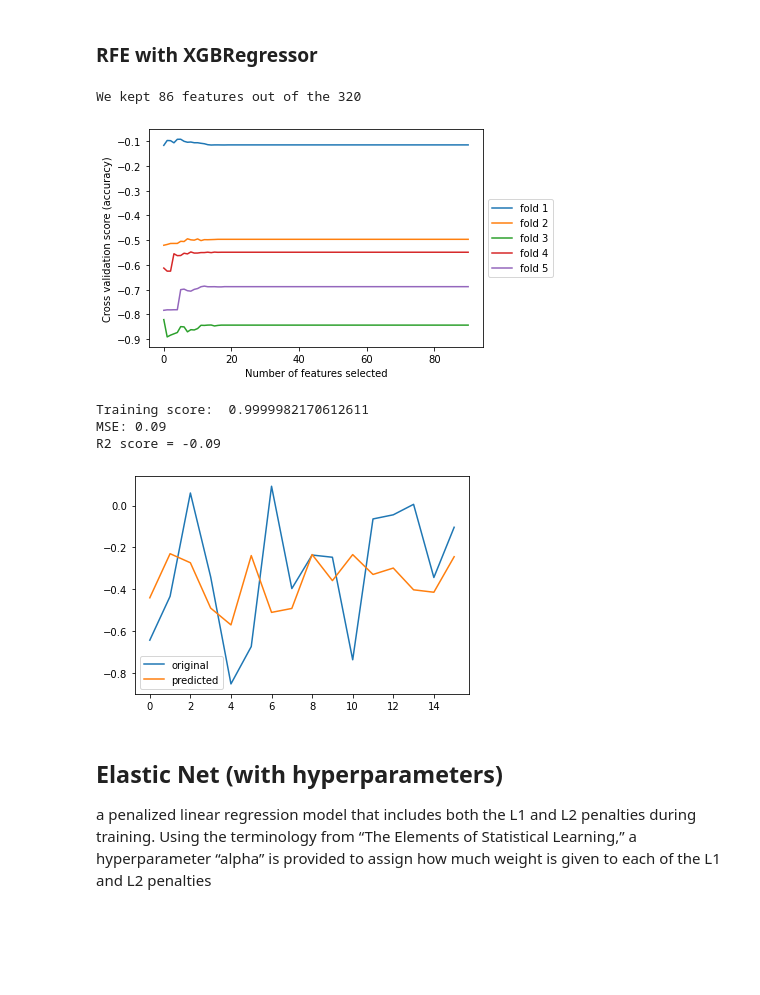
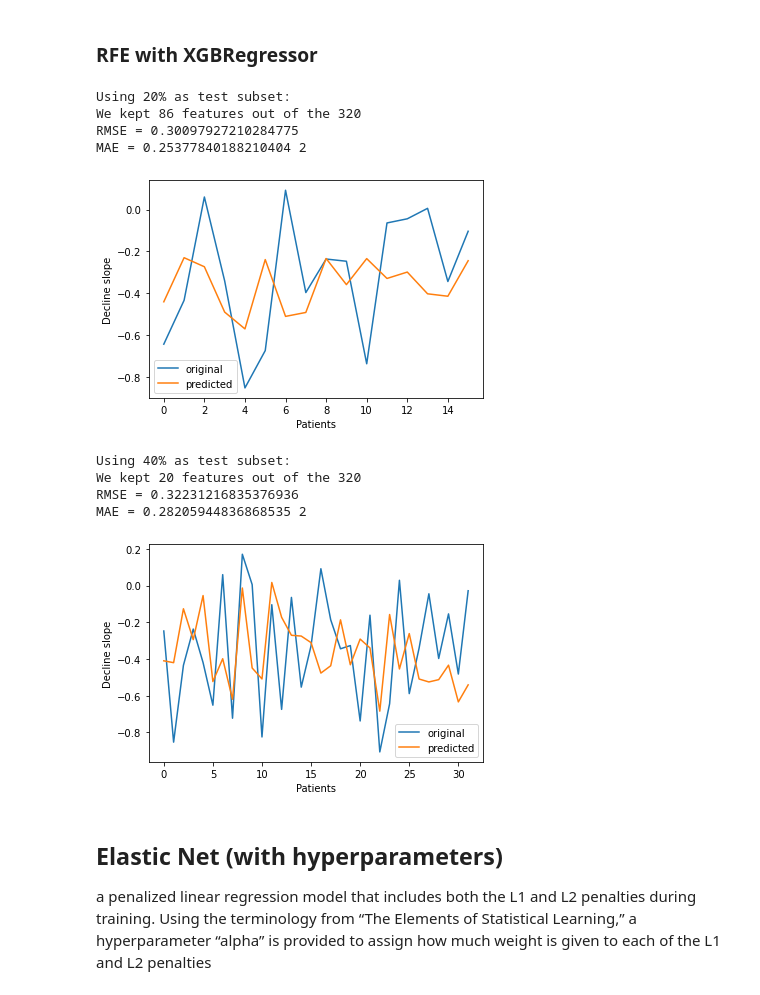
Before and after one commit to MartinMichaux/Predicting-Alzheimer-disease-Classification-Regression-Timeseries-Forecasting, a Jupyter notebook: regression/models_building.ipynb, the cells around one changed output. Saved outputs shown, nothing was run; the diff lists cells and outputs as text; code cells hidden in the pictures; blank space fills up the shorter version.

```diff
--- a/regression/models_building.ipynb
+++ b/regression/models_building.ipynb
@@ -60,14 +75,7 @@ def check_acc(X_train,y_train,X_test,y_test,model):
     plt.legend()
     plt.show()
 # %%
-def XGB_class(X_train, X_test, y_train, y_test,learning_rate, n_estimators, max_depth,min_child_weight, gamma, subsample, colsample_bytree, simple):
-
-    if simple:
-        clf = xgb.XGBRegressor()
-    else:
-        clf = xgb.XGBRegressor(learning_rate = learning_rate, n_estimators = int(n_estimators), max_depth = int(max_depth),
-                                min_child_weight = min_child_weight, gamma = gamma, subsample = subsample,
-                                colsample_bytree = colsample_bytree, seed = 24)
-
+def XGB_class(X_train, X_test, y_train, y_test):
+    clf = xgb.XGBRegressor()
     check_acc(X_train,y_train,X_test,y_test,clf)
 # %%
@@ -80,18 +111,11 @@ R2 score = -0.09
 # %% [markdown]
 ### RFE with XGBRegressor
 # %%
-def rfe_xgb(X_train, y_train,learning_rate, n_estimators, max_depth,min_child_weight, gamma, subsample, colsample_bytree, simple):
-    min_features_to_select = 50
+def rfe_xgb(X_train, y_train,X_test):
+    min_features_to_select = 1
 
-    #run RFE on current train subset
-    if simple:
-        clf = xgb.XGBRegressor()
-    else:
-        clf = xgb.XGBRegressor(learning_rate = learning_rate, n_estimators = int(n_estimators), max_depth = int(max_depth),
-                                min_child_weight = min_child_weight, gamma = gamma, subsample = subsample,
-                                colsample_bytree = colsample_bytree, seed = 24)
-
-    rfecv = RFECV(estimator=clf,min_features_to_select=min_features_to_select,step=3,n_jobs=-1,scoring="r2",cv=5)
+    clf = xgb.XGBRegressor()
+    rfecv = RFECV(estimator=clf,step=3,n_jobs=-1,scoring="r2",cv=5)
     rfecv.fit(X_train, y_train)
 
     #keep selected features + check RFE accuracy scores during running
@@ -99,28 +123,26 @@ def rfe_xgb(X_train, y_train,learning_rate, n_estimators, max_depth,min_child_we
     newX_test = X_test[X_test.columns[rfecv.support_]]
     print('We kept',newX_train.shape[1],'features out of the',X_train.shape[1])
 
-    plt.figure()
-    lines = []
-    for i in range(rfecv.grid_scores_.shape[1]):
-        lines.append(plt.plot(rfecv.grid_scores_[:,i]))
-
-    plt.xlabel("Number of features selected")
-    plt.ylabel("Cross validation score (accuracy)")
-    plt.legend(lines,labels = ['fold 1', 'fold 2', 'fold 3','fold 4', 'fold 5'],loc='center left', bbox_to_anchor=(1, 0.5))
-    plt.show()
-
     return newX_train,newX_test
 # %%
 #test rfe then simple XGB classifier
-newX_train,newX_test = rfe_xgb(X_train, y_train,0,0,0,0,0,0,0,simple=True)
-XGB_class(newX_train,newX_test,y_train,y_test,0,0,0,0,0,0,0,simple=True)
+print('Using 20% as test subset:')
+newX_train_20,newX_test_20 = rfe_xgb(X_train_20, y_train_20,X_test_20)
+XGB_class(newX_train_20,newX_test_20,y_train_20,y_test_20)
+print('Using 40% as test subset:')
+newX_train_40,newX_test_40 = rfe_xgb(X_train_40, y_train_40,X_test_40)
+XGB_class(newX_train_40,newX_test_40,y_train_40,y_test_40)
 # %% [output]
+Using 20% as test subset:
 We kept 86 features out of the 320
+RMSE = 0.30097927210284775
+MAE = 0.25377840188210404 2
-[figure, old version]
+[figure, new version]
-Training score:  0.9999982170612611
-MSE: 0.09
-R2 score = -0.09
+Using 40% as test subset:
+We kept 20 features out of the 320
+RMSE = 0.32231216835376936
+MAE = 0.28205944836868535 2
-[figure, old version]
+[figure, new version]
 # %% [markdown]
 ## Elastic Net (with hyperparameters)
 
```
Also changed, not shown: parts of 18 cells of this notebook, 37 other files.
